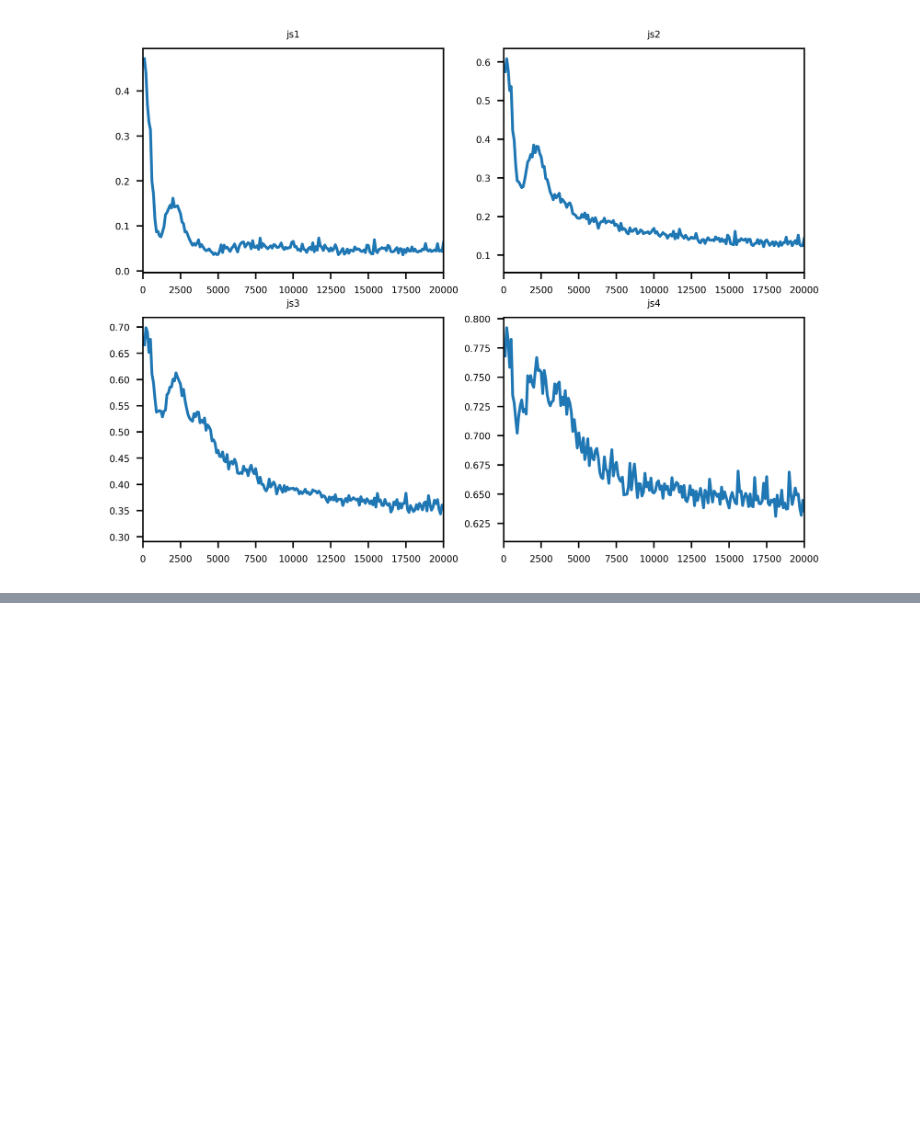
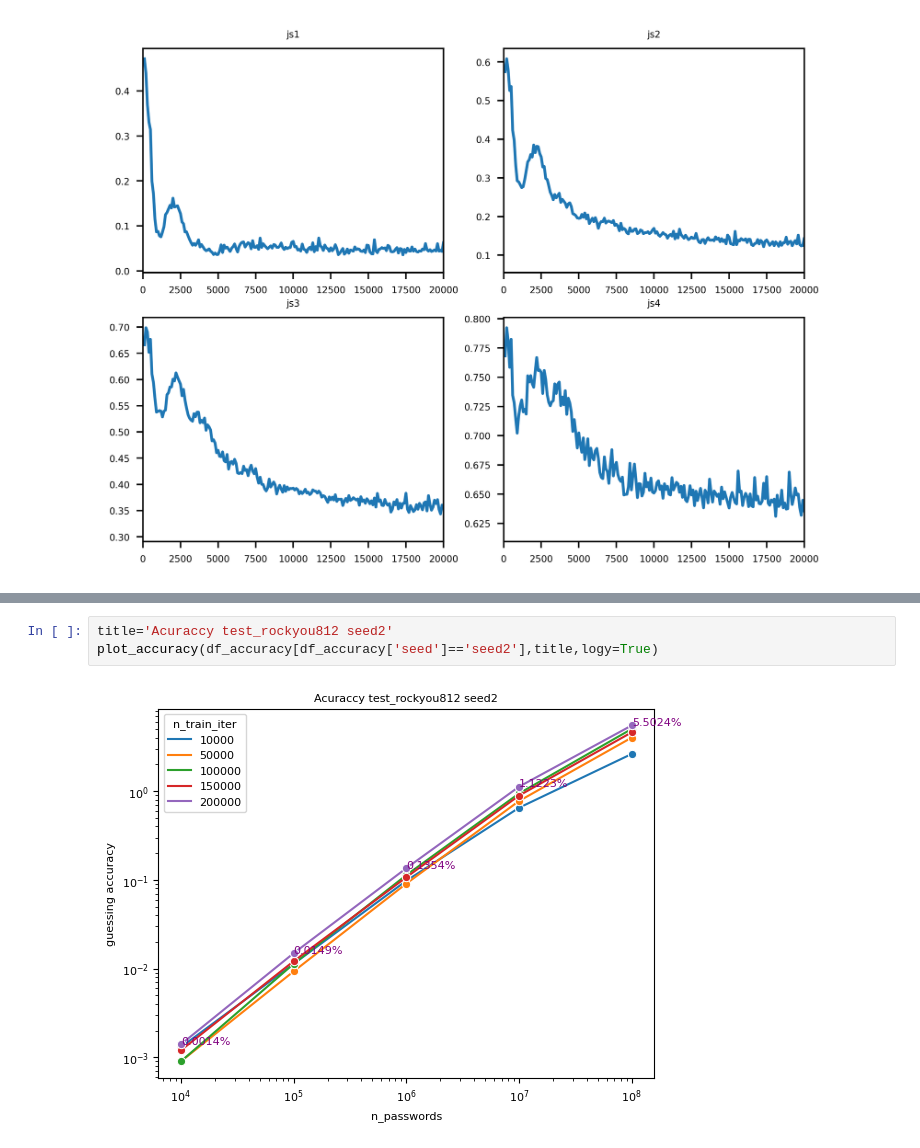
Before and after one commit to Alexrgg/GNPassGAN, a Jupyter notebook: read_logs.ipynb, the cells around one changed output, grey strips where cells are left out. Drawn from its saved outputs; the diff is of its cells as text; blank space fills up the shorter version.

```diff
--- a/read_logs.ipynb
+++ b/read_logs.ipynb
@@ -133,0 +199,5 @@ plot_js(df_filter_orig,xaxis_limit=True)
+# %%
+title='Acuraccy test_rockyou812 seed2'
+plot_accuracy(df_accuracy[df_accuracy['seed']=='seed2'],title,logy=True)
+# %% [output]
+[figure, added]
```
Also changed, not shown: parts of 15 cells of this notebook, 14 other files.
